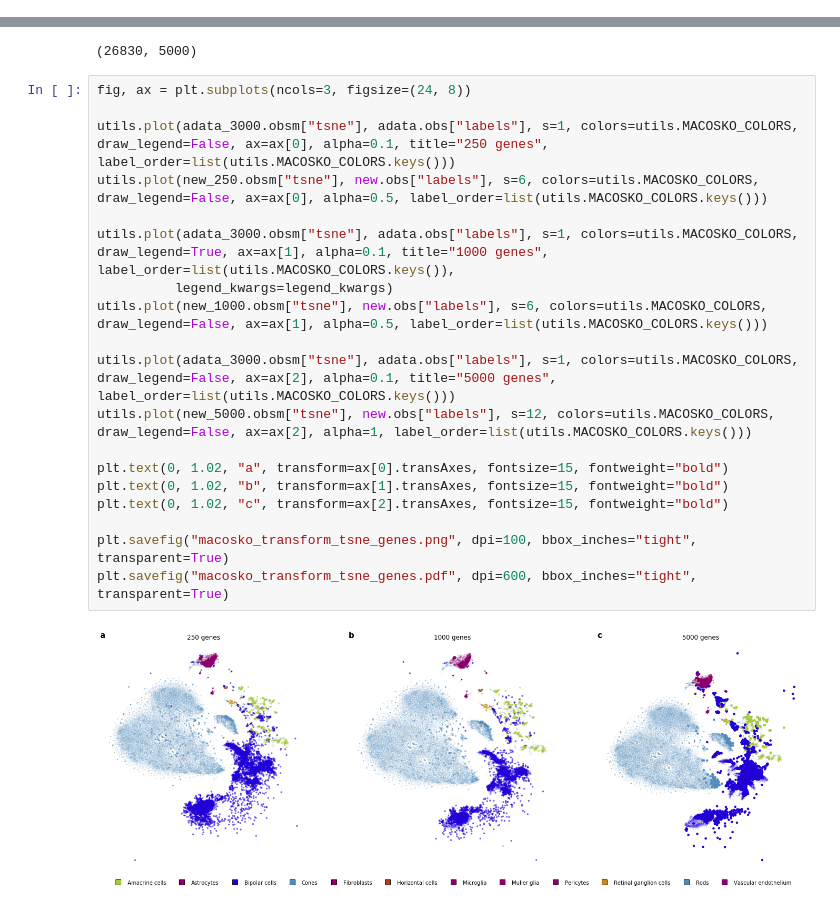
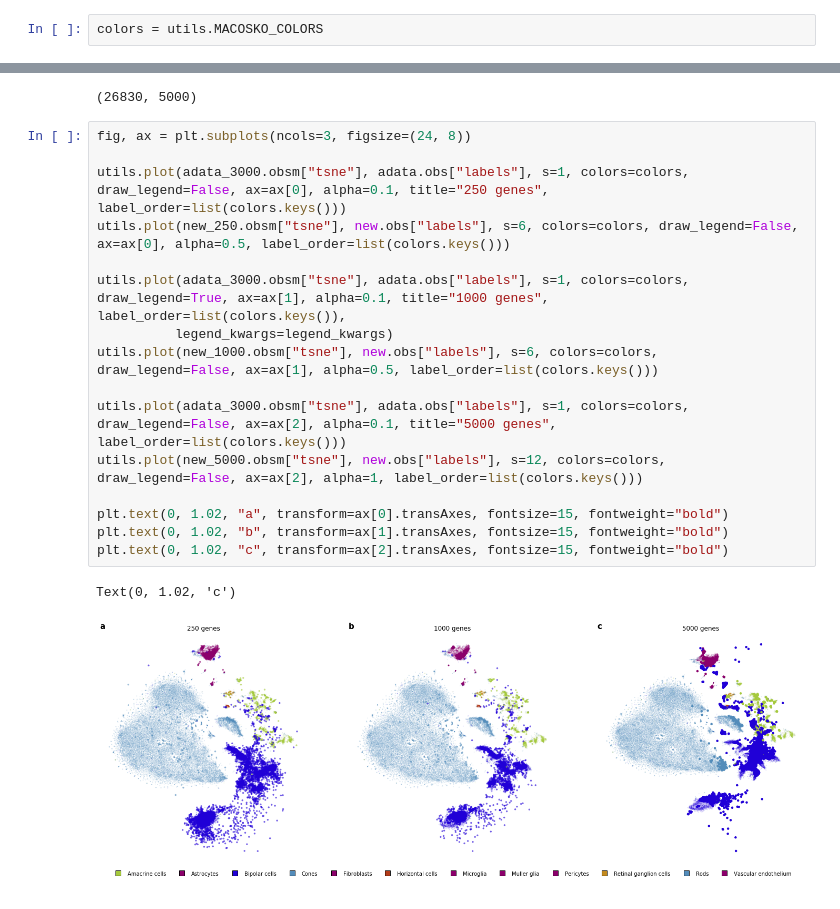
Before and after one commit to biolab/tsne-embedding, a Jupyter notebook: figures/tsne-gene-selection-macosko.ipynb, the cells around one changed output, grey strips where cells are left out. Drawn from its saved outputs; the diff is of its cells as text.

Commit message:
Fixup figure notebooks

```diff
--- a/figures/tsne-gene-selection-macosko.ipynb
+++ b/figures/tsne-gene-selection-macosko.ipynb
@@ -98,6 +105,8 @@ adata_10000.write_h5ad("macosko_embedding_tsne_10000_genes.h5ad")
 adata_250 = anndata.read_h5ad("macosko_embedding_tsne_250_genes.h5ad")
 adata_3000 = anndata.read_h5ad("macosko_embedding_tsne_3000_genes.h5ad")
 adata_10000 = anndata.read_h5ad("macosko_embedding_tsne_10000_genes.h5ad")
+# %%
+colors = utils.MACOSKO_COLORS
 # %%
 legend_kwargs = dict(loc="center", bbox_to_anchor=(0.5, -0.05), ncol=len(np.unique(adata.obs["labels"])))
 # %%
@@ -250,24 +254,22 @@ new_5000.shape
 # %%
 fig, ax = plt.subplots(ncols=3, figsize=(24, 8))
 
-utils.plot(adata_3000.obsm["tsne"], adata.obs["labels"], s=1, colors=utils.MACOSKO_COLORS, draw_legend=False, ax=ax[0], alpha=0.1, title="250 genes", label_order=list(utils.MACOSKO_COLORS.keys()))
-utils.plot(new_250.obsm["tsne"], new.obs["labels"], s=6, colors=utils.MACOSKO_COLORS, draw_legend=False, ax=ax[0], alpha=0.5, label_order=list(utils.MACOSKO_COLORS.keys()))
+utils.plot(adata_3000.obsm["tsne"], adata.obs["labels"], s=1, colors=colors, draw_legend=False, ax=ax[0], alpha=0.1, title="250 genes", label_order=list(colors.keys()))
+utils.plot(new_250.obsm["tsne"], new.obs["labels"], s=6, colors=colors, draw_legend=False, ax=ax[0], alpha=0.5, label_order=list(colors.keys()))
 
-utils.plot(adata_3000.obsm["tsne"], adata.obs["labels"], s=1, colors=utils.MACOSKO_COLORS, draw_legend=True, ax=ax[1], alpha=0.1, title="1000 genes", label_order=list(utils.MACOSKO_COLORS.keys()),
+utils.plot(adata_3000.obsm["tsne"], adata.obs["labels"], s=1, colors=colors, draw_legend=True, ax=ax[1], alpha=0.1, title="1000 genes", label_order=list(colors.keys()),
           legend_kwargs=legend_kwargs)
-utils.plot(new_1000.obsm["tsne"], new.obs["labels"], s=6, colors=utils.MACOSKO_COLORS, draw_legend=False, ax=ax[1], alpha=0.5, label_order=list(utils.MACOSKO_COLORS.keys()))
+utils.plot(new_1000.obsm["tsne"], new.obs["labels"], s=6, colors=colors, draw_legend=False, ax=ax[1], alpha=0.5, label_order=list(colors.keys()))
 
-utils.plot(adata_3000.obsm["tsne"], adata.obs["labels"], s=1, colors=utils.MACOSKO_COLORS, draw_legend=False, ax=ax[2], alpha=0.1, title="5000 genes", label_order=list(utils.MACOSKO_COLORS.keys()))
-utils.plot(new_5000.obsm["tsne"], new.obs["labels"], s=12, colors=utils.MACOSKO_COLORS, draw_legend=False, ax=ax[2], alpha=1, label_order=list(utils.MACOSKO_COLORS.keys()))
+utils.plot(adata_3000.obsm["tsne"], adata.obs["labels"], s=1, colors=colors, draw_legend=False, ax=ax[2], alpha=0.1, title="5000 genes", label_order=list(colors.keys()))
+utils.plot(new_5000.obsm["tsne"], new.obs["labels"], s=12, colors=colors, draw_legend=False, ax=ax[2], alpha=1, label_order=list(colors.keys()))
 
 plt.text(0, 1.02, "a", transform=ax[0].transAxes, fontsize=15, fontweight="bold")
 plt.text(0, 1.02, "b", transform=ax[1].transAxes, fontsize=15, fontweight="bold")
 plt.text(0, 1.02, "c", transform=ax[2].transAxes, fontsize=15, fontweight="bold")
-
-plt.savefig("macosko_transform_tsne_genes.png", dpi=100, bbox_inches="tight", transparent=True)
-plt.savefig("macosko_transform_tsne_genes.pdf", dpi=600, bbox_inches="tight", transparent=True)
 # %% [output]
+Text(0, 1.02, 'c')
-[figure, old version]
+[figure, new version]
 # %%
 fig, ax = plt.subplots(nrows=2, ncols=2, figsize=(16, 16))
 
```
Also changed, not shown: parts of 9 cells of this notebook, 12 other files.
